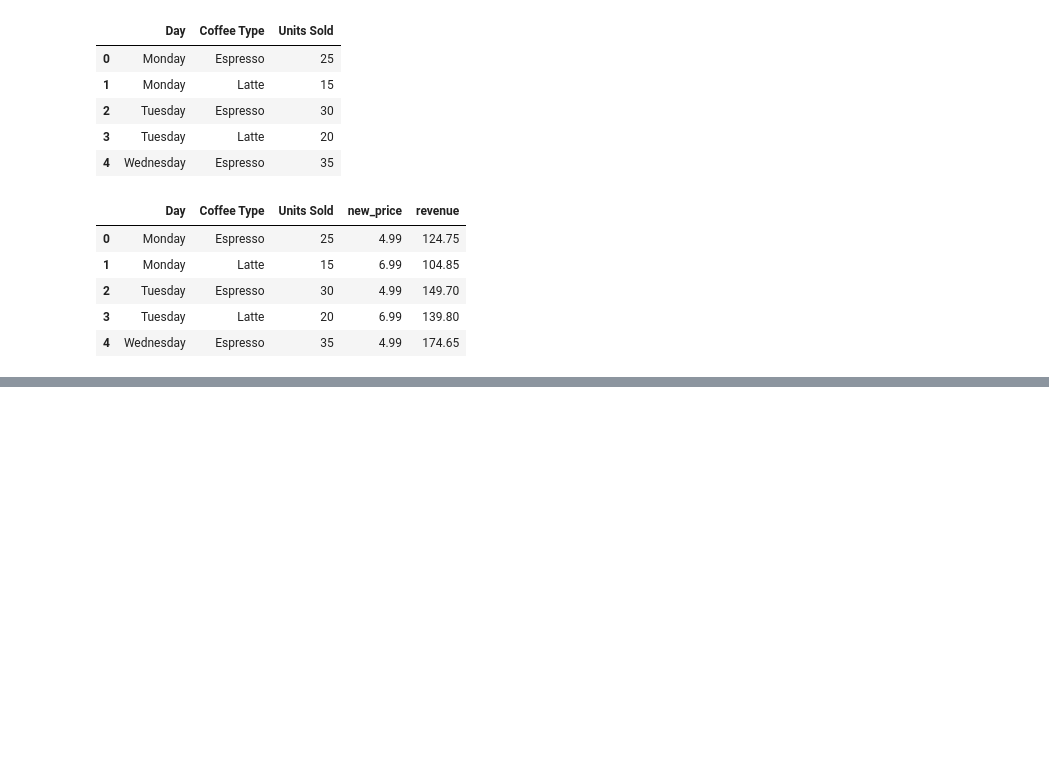
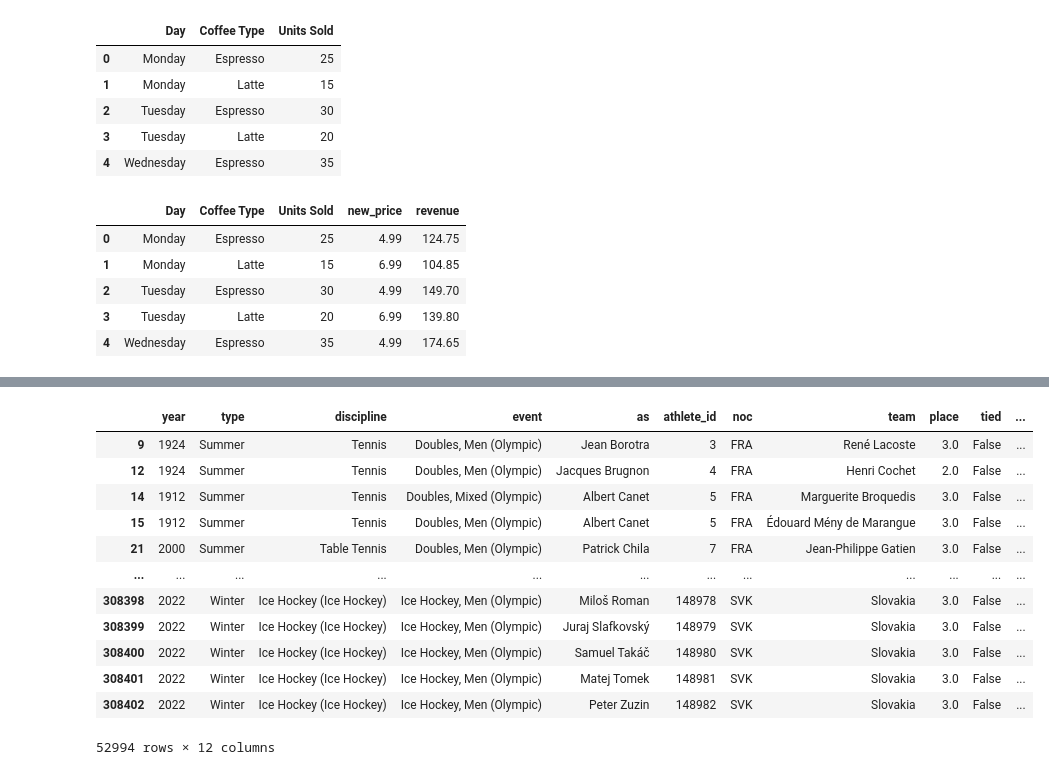
Before and after one commit to theaditya24/COMPLETE-PYTHON-FOR-DATA-ANALYTICS, a Jupyter notebook: Pandas Revision.ipynb, the cells around one changed output, grey strips where cells are left out. Saved outputs shown, nothing was run; the diff lists cells and outputs as text; code cells hidden in the pictures; blank space fills up the shorter version.

```diff
--- a/Pandas Revision.ipynb
+++ b/Pandas Revision.ipynb
@@ -362,0 +635,10 @@ coffee_new.head()
+# %%
+bios = bios.dropna(subset=['year', 'type'])
+
+# because:
+
+# You lose only 0.84% of the data.
+# You avoid introducing historically incorrect values.
+# Your analysis remains accurate and unbiased.
+
+# This is the approach I would expect in a professional data-cleaning workflow.
@@ -362,0 +660,2 @@ coffee_new.head()
+# %%
+bios = bios.dropna(subset=['discipline','noc'])
@@ -362,0 +698,2 @@ coffee_new.head()
+# %%
+bios['medal_winner'] = bios['medal'].apply(lambda x: 'Yes' if x != 'No Medal' else 'No')
@@ -362,0 +715,16 @@ coffee_new.head()
+# %%
+bios.query('medal in ["Gold", "Silver", "Bronze"]')
+# %% [output]
+|  | year | type | discipline | event | as | athlete_id | noc | team | place | tied | ... |
+| 9 | 1924 | Summer | Tennis | Doubles, Men (Olympic) | Jean Borotra | 3 | FRA | René Lacoste | 3.0 | False | ... |
+| 12 | 1924 | Summer | Tennis | Doubles, Men (Olympic) | Jacques Brugnon | 4 | FRA | Henri Cochet | 2.0 | False | ... |
+| 14 | 1912 | Summer | Tennis | Doubles, Mixed (Olympic) | Albert Canet | 5 | FRA | Marguerite Broquedis | 3.0 | False | ... |
+| 15 | 1912 | Summer | Tennis | Doubles, Men (Olympic) | Albert Canet | 5 | FRA | Édouard Mény de Marangue | 3.0 | False | ... |
+| 21 | 2000 | Summer | Table Tennis | Doubles, Men (Olympic) | Patrick Chila | 7 | FRA | Jean-Philippe Gatien | 3.0 | False | ... |
+| ... | ... | ... | ... | ... | ... | ... | ... | ... | ... | ... | ... |
+| 308398 | 2022 | Winter | Ice Hockey (Ice Hockey) | Ice Hockey, Men (Olympic) | Miloš Roman | 148978 | SVK | Slovakia | 3.0 | False | ... |
+| 308399 | 2022 | Winter | Ice Hockey (Ice Hockey) | Ice Hockey, Men (Olympic) | Juraj Slafkovský | 148979 | SVK | Slovakia | 3.0 | False | ... |
+| 308400 | 2022 | Winter | Ice Hockey (Ice Hockey) | Ice Hockey, Men (Olympic) | Samuel Takáč | 148980 | SVK | Slovakia | 3.0 | False | ... |
+| 308401 | 2022 | Winter | Ice Hockey (Ice Hockey) | Ice Hockey, Men (Olympic) | Matej Tomek | 148981 | SVK | Slovakia | 3.0 | False | ... |
+| 308402 | 2022 | Winter | Ice Hockey (Ice Hockey) | Ice Hockey, Men (Olympic) | Peter Zuzin | 148982 | SVK | Slovakia | 3.0 | False | ... |
+52994 rows × 12 columns
```
Also changed, not shown: parts of 53 cells of this notebook.
